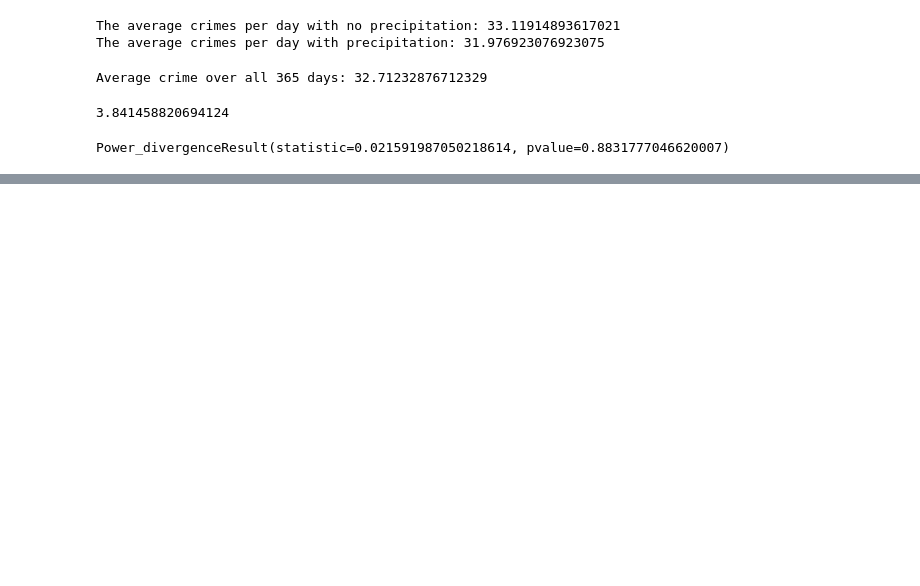
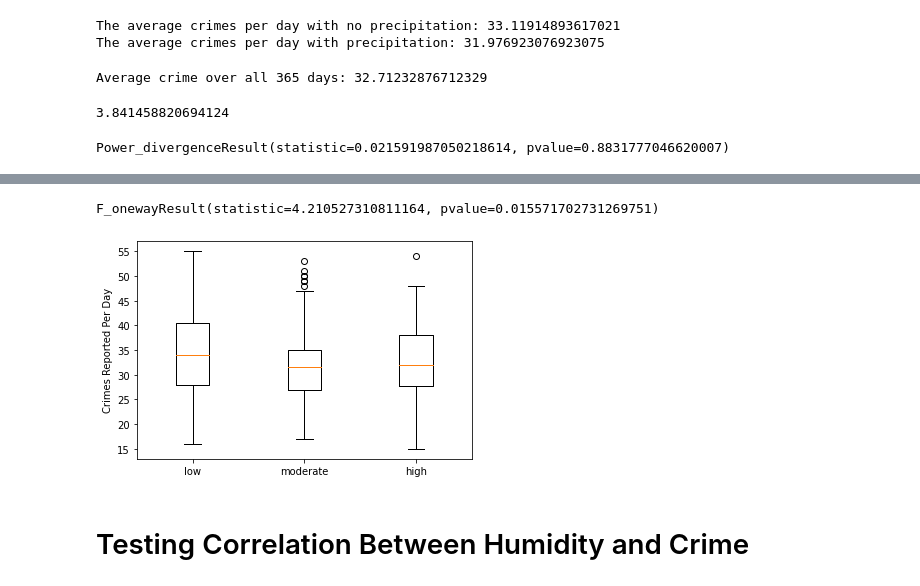
Before and after one commit to b-wild/Project_One_Group_2, a Jupyter notebook: Q3-4_Correlation.ipynb, the cells around one changed output, grey strips where cells are left out. Drawn from its saved outputs; the diff is of its cells as text; code cells hidden in the pictures; blank space fills up the shorter version.

```diff
--- a/Q3-4_Correlation.ipynb
+++ b/Q3-4_Correlation.ipynb
@@ -253,0 +270,24 @@ Power_divergenceResult(statistic=0.021591987050218614, pvalue=0.8831777046620007
+# %%
+bins = [0, 46.6, 76.1, 100]
+bin_labels = ['low', 'moderate', 'high']
+
+# organize weather by bins
+data_limited['Temperature Level'] = pd.cut(data_limited['Avg Temp (f)'], bins, labels=bin_labels, include_lowest=True)
+
+# Avg crime per day low temperature
+low_weather = data_limited.loc[data_limited['Temperature Level'] == 'low', :]
+low_group = pd.DataFrame(low_weather.groupby('Start Date').count())
+avg_crime_low = (low_group['ID']).mean()
+print(f"The average crimes per day with low temperature: {avg_crime_low}")
+
+# Avg crime per day moderate temperature
+mod_weather = data_limited.loc[data_limited['Temperature Level'] == 'moderate', :]
+mod_group = pd.DataFrame(mod_weather.groupby('Start Date').count())
+avg_crime_mod = (mod_group['ID']).mean()
+print(f"The average crimes per day with moderate temperature: {avg_crime_mod}")
+
+# Avg crime per day high temperature
+high_weather = data_limited.loc[data_limited['Temperature Level'] == 'high', :]
+high_group = pd.DataFrame(high_weather.groupby('Start Date').count())
+avg_crime_high = (high_group['ID']).mean()
+print(f"The average crimes per day with high temperature: {avg_crime_high}")
@@ -253,0 +311,24 @@ Power_divergenceResult(statistic=0.021591987050218614, pvalue=0.8831777046620007
+# %%
+# One-way ANOVA Test
+# Perform the ANOVA
+st.f_oneway(low_group['ID'], mod_group['ID'], high_group['ID'])
+# %% [output]
+F_onewayResult(statistic=4.210527310811164, pvalue=0.015571702731269751)
+# %%
+# Box plot
+box_plot = []
+box_plot.append(low_group['ID'])
+box_plot.append(mod_group['ID'])
+box_plot.append(high_group['ID'])
+
+temperature_label = ['low', 'moderate', 'high']
+
+fig1, ax1 = plt.subplots()
+ax1.set_ylabel('Crimes Reported Per Day')
+ax1.boxplot(box_plot, labels=temperature_label)
+flierprops={'marker': 'o', 'markersize': 12, 'markerfacecolor': 'red'}
+plt.show()
+# %% [output]
+[figure, added]
+# %% [markdown]
+# Testing Correlation Between Humidity and Crime
```
Also changed, not shown: parts of 6 cells of this notebook.
